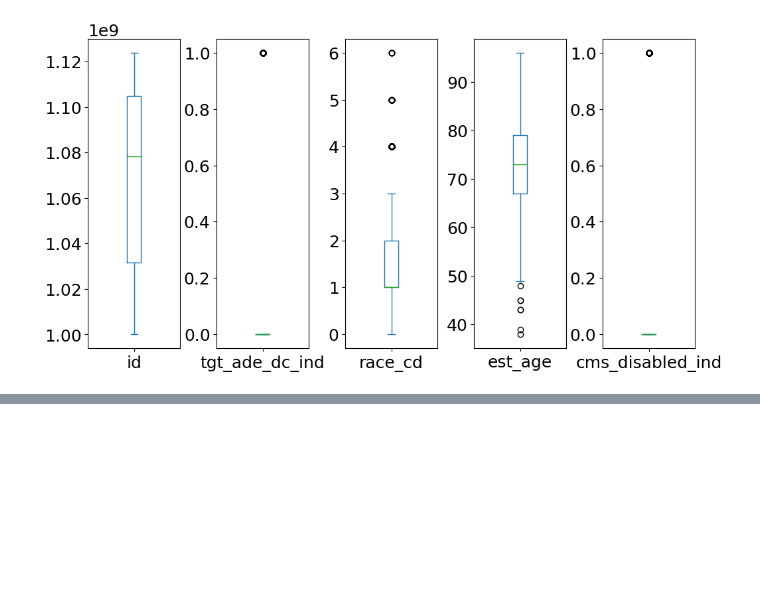
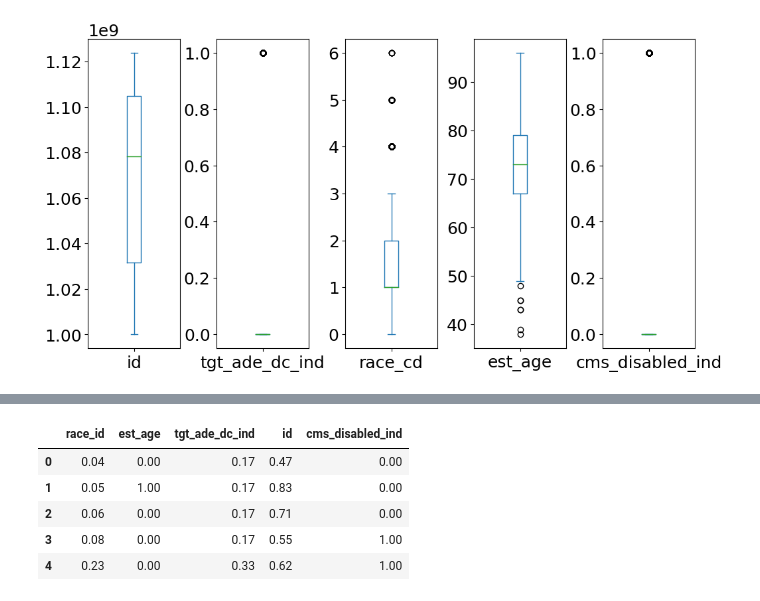
Before and after one commit to ranand97/ranand97, a Jupyter notebook: HumanaCompetion.ipynb, the cells around one changed output, grey strips where cells are left out. Cells and saved outputs as stored; diff of their text form; code cells hidden in the pictures; blank space fills up the shorter version.

```diff
--- a/HumanaCompetion.ipynb
+++ b/HumanaCompetion.ipynb
@@ -111,0 +125,13 @@ ValueError: ignored
+# %%
+from imblearn.combine import SMOTETomek
+
+# Assuming x and y are defined (features and labels)
+
+# Create an instance of SMOTE with a smaller n_neighbors
+smote = SMOTE(sampling_strategy='auto', random_state=123, k_neighbors=1)  # Adjust k_neighbors as needed
+
+# Create an instance of SMOTETomek with SMOTE as the sampling strategy
+smk = SMOTETomek(random_state=123, smote=smote)
+
+# Apply SMOTE and Tomek links to balance the dataset
+x_res, y_res = smk.fit_resample(x, y)
@@ -111,0 +142,11 @@ ValueError: ignored
+# %%
+data_preprocessed = pd.DataFrame(x, columns = ['race_id', 'est_age','tgt_ade_dc_ind','id','cms_disabled_ind'])
+data_preprocessed['cms_disabled_ind'] = y_res
+data_preprocessed.head()
+# %% [output]
+|  | race_id | est_age | tgt_ade_dc_ind | id | cms_disabled_ind |
+| 0 | 0.04 | 0.00 | 0.17 | 0.47 | 0.00 |
+| 1 | 0.05 | 1.00 | 0.17 | 0.83 | 0.00 |
+| 2 | 0.06 | 0.00 | 0.17 | 0.71 | 0.00 |
+| 3 | 0.08 | 0.00 | 0.17 | 0.55 | 1.00 |
+| 4 | 0.23 | 0.00 | 0.33 | 0.62 | 1.00 |
```
Also changed, not shown: parts of 14 cells of this notebook.
